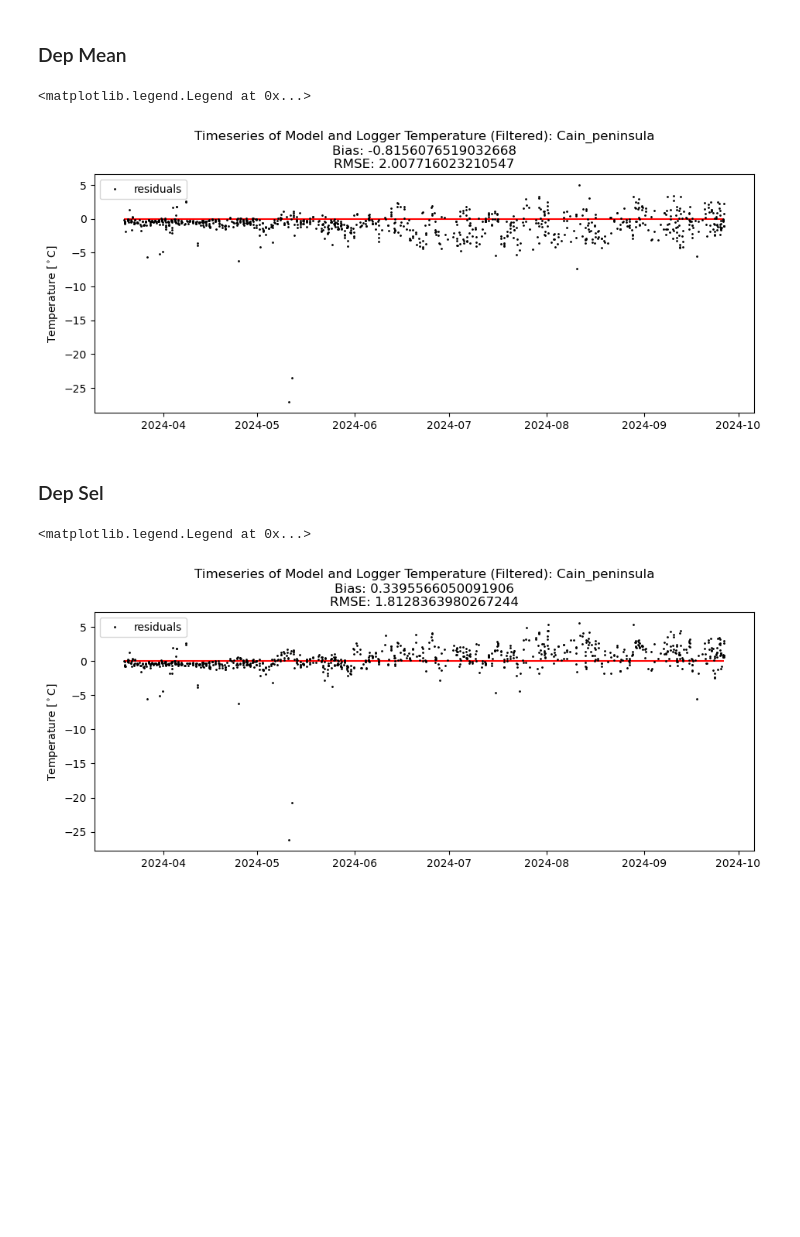
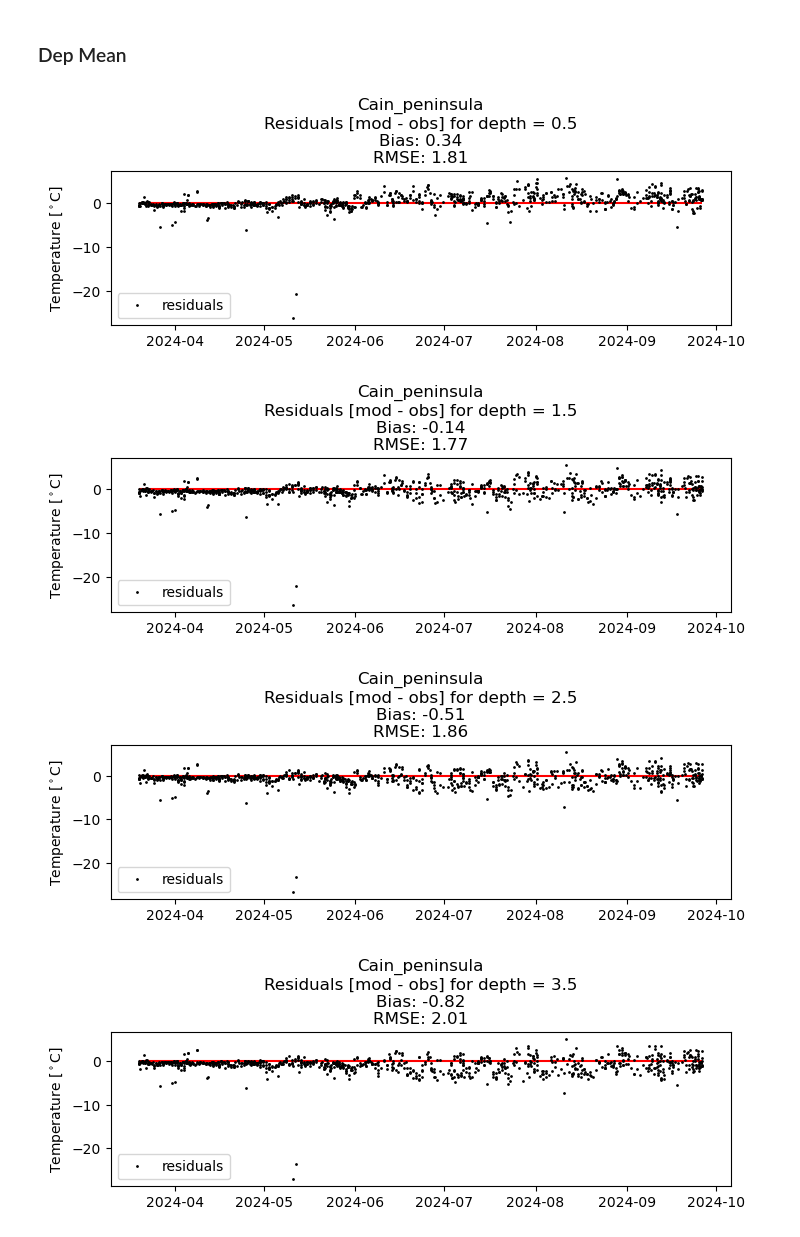
Before and after one commit to SalishSeaCast/analysis-cassidy, a Jupyter notebook: notebooks/stair_collab/julie_temperature/model_to_logger_comparison_01_cain_penninsula.ipynb, the cells around one changed output. Drawn from its saved outputs; the diff is of its cells as text; code cells hidden in the pictures; blank space fills up the shorter version.

Commit message:
stair collab updates

```diff
--- a/notebooks/stair_collab/julie_temperature/model_to_logger_comparison_01_cain_penninsula.ipynb
+++ b/notebooks/stair_collab/julie_temperature/model_to_logger_comparison_01_cain_penninsula.ipynb
@@ -33,7 +34,7 @@ bathy = xr.open_dataset('/home/sallen/MEOPAR/grid/bathymetry_202108.nc')
 mesh = xr.open_dataset('/home/sallen/MEOPAR/grid/mesh_mask202108.nc')
 tmask = 1 - mesh.tmask[0]
 # %%
-model_cain = xr.open_dataset('/ocean/cdonaldson/stair_extractions/julie/SalishSeaCast_hourly_phys_00_05_cain_20240319_20240926.nc')
+model_loc = xr.open_dataset('/ocean/cdonaldson/stair_extractions/julie/SalishSeaCast_hourly_phys_00_05_cain_20240319_20240926.nc')
 # model_heron = xr.open_dataset('/ocean/cdonaldson/stair_extractions/julie/SalishSeaCast_hourly_phys_00_05_heron_20240406_20240904.nc')
 # %% [markdown]
 # Functions
@@ -85,4 +86,20 @@ def bias(obs, mod):
 # %%
 def rmse(obs, mod):
     return (np.sqrt(((mod - obs)**2).mean()))
+# %%
+def check_depth_stats(site_name, dep_sel, model_loc_filt_time, temp_logged_loc):
+    model_loc_filt_time_dep_sel = model_loc_filt_time.isel(depth=dep_sel)
+
+    diff_loc_sel = model_loc_filt_time_dep_sel.votemper[:,0,0].values - temp_logged_loc['Mean_temp_C']
+    bias_loc_sel = round(bias(temp_logged_loc['Mean_temp_C'], model_loc_filt_time_dep_sel.votemper[:,0,0].values),2)
+    rmse_loc_sel = round(rmse(temp_logged_loc['Mean_temp_C'], model_loc_filt_time_dep_sel.votemper[:,0,0].values),2)
+
+    fig, ax = plt.subplots(1,1, figsize=(8, 2))
+    ax.plot(temp_logged_loc['time'], diff_loc_sel,'.', markersize=2, color='k', label='residuals')
+    ax.hlines(0, temp_logged_loc['time'].min(), temp_logged_loc['time'].max(), color='r', zorder=0)
+    ax.set_ylabel(r'Temperature [$^\circ$C]')
+    ax.set_title('{}\nResiduals [mod - obs] for depth = {}\nBias: {}\nRMSE: {}'.format(site_name, round(float(model_loc.depth[dep_sel]), 1), bias_loc_sel, rmse_loc_sel))
+    ax.legend()
+
+    return(bias_loc_sel, rmse_loc_sel)
 # %% [markdown]
@@ -94,11 +111,11 @@ site_name = 'Cain_peninsula'
 lat, lon = site_coords[site_name].values()
 print(site_name)
 grid_from_latlon(lat, lon)
-temp_logged_cain = plot_water_levels(site_name)
-plot_temp_ts(temp_logged_cain)
-# temp_logged_cain.loc[temp_logged_cain['Mean_temp_C'] >= 20, 'Mean_temp_C'] = np.nan
-temp_logged_cain.loc[temp_logged_cain['Mean_temp_C'].diff().abs() > 5, 'Mean_temp_C'] = np.nan
-plot_temp_ts(temp_logged_cain)
+temp_logged_loc = plot_water_levels(site_name)
+plot_temp_ts(temp_logged_loc)
+# temp_logged_loc.loc[temp_logged_loc['Mean_temp_C'] >= 20, 'Mean_temp_C'] = np.nan
+temp_logged_loc.loc[temp_logged_loc['Mean_temp_C'].diff().abs() > 5, 'Mean_temp_C'] = np.nan
+plot_temp_ts(temp_logged_loc)
 # %% [output]
 Cain_peninsula
 (y, x): (384, 263)
@@ -136,6 +153,6 @@ temp_logged_cain  # values every hour on the hour; no need to change
 | 991 | 3.201 | 2024-09-26 13:00 | 11.085714 | Cain_peninsula | 48.879148 | -123.312558 | 2024-09-26 13:00:00 |
 992 rows × 7 columns
 # %%
-times_cain = temp_logged_cain['time'].unique()
-model_cain_filt_time = model_cain.sel(time=times_cain, method='nearest', tolerance='30min')  # because the model is at the half-hour and the logger is at the hour
+times_loc = temp_logged_loc['time'].unique()
+model_loc_filt_time = model_loc.sel(time=times_loc, method='nearest', tolerance='30min')  # because the model is at the half-hour and the logger is at the hour
 # %%
@@ -191,12 +202,0 @@ rmse_cain = rmse(temp_logged_cain['Mean_temp_C'], model_cain_filt_time_depmean.v
-# %%
-fig, ax = plt.subplots(1,1, figsize=(11, 4))
-ax.plot(temp_logged_cain['time'], diff_cain,'.', markersize=2, color='k', label='residuals')
-ax.hlines(0, temp_logged_cain['time'].min(), temp_logged_cain['time'].max(), color='r', zorder=0)
-ax.set_ylabel(r'Temperature [$^\circ$C]')
-ax.set_title('Timeseries of Model and Logger Temperature (Filtered): {}\nBias: {}\nRMSE: {}'.format(site_name, bias_cain, rmse_cain))
-ax.legend()
-# %% [output]
-<matplotlib.legend.Legend at 0x...>
-[figure, removed]
-# %% [markdown]
-### Dep Sel
@@ -208,10 +203,13 @@ rmse_cain_sel = rmse(temp_logged_cain['Mean_temp_C'], model_cain_filt_time_dep_s
-# %%
-fig, ax = plt.subplots(1,1, figsize=(11, 4))
-ax.plot(temp_logged_cain['time'], diff_cain_sel,'.', markersize=2, color='k', label='residuals')
-ax.hlines(0, temp_logged_cain['time'].min(), temp_logged_cain['time'].max(), color='r', zorder=0)
-ax.set_ylabel(r'Temperature [$^\circ$C]')
-ax.set_title('Timeseries of Model and Logger Temperature (Filtered): {}\nBias: {}\nRMSE: {}'.format(site_name, bias_cain_sel, rmse_cain_sel))
-ax.legend()
-# %% [output]
-<matplotlib.legend.Legend at 0x...>
-[figure, removed]
+# %%
+bias_list = np.zeros(5)
+rmse_list = np.zeros(5)
+
+for dep in np.arange(5):
+    b, r = check_depth_stats(site_name, dep, model_loc_filt_time, temp_logged_loc)
+    bias_list[dep] = b
+    rmse_list[dep] = r
+# %% [output]
+[figure, added]
+[figure, added]
+[figure, added]
+[figure, added]
```
Also changed, not shown: parts of 26 cells of this notebook, 11 other files.
